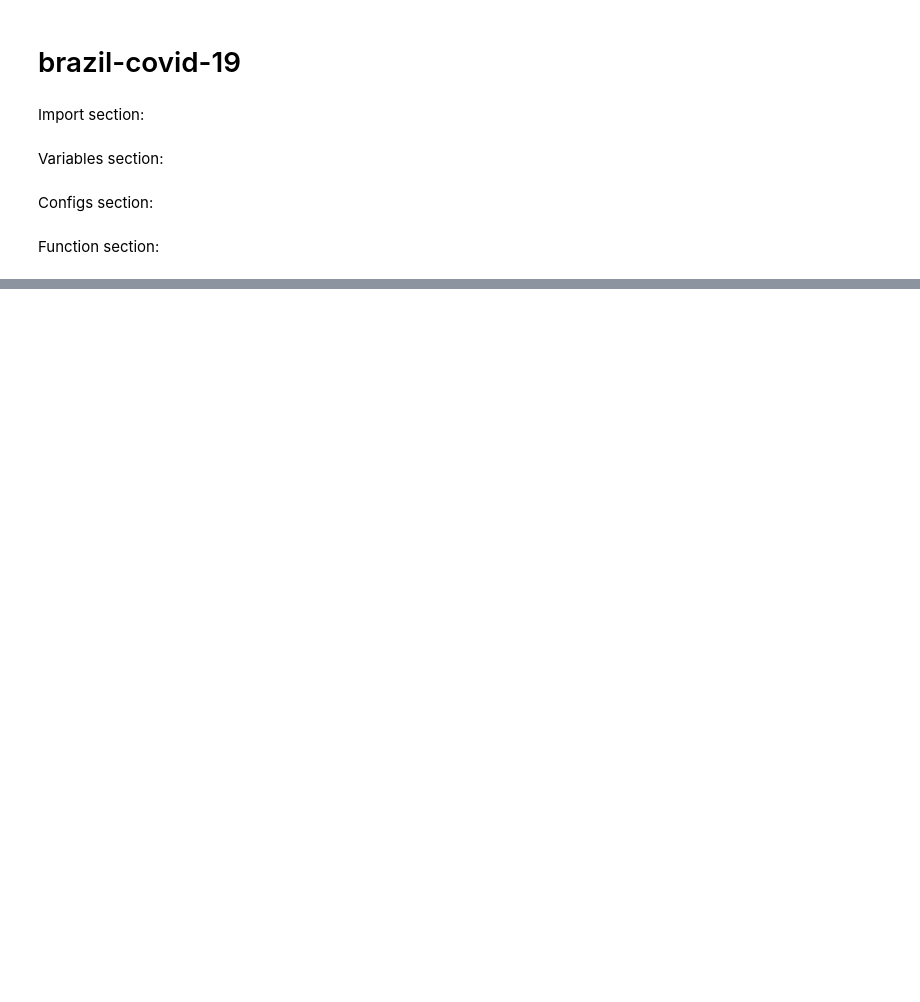
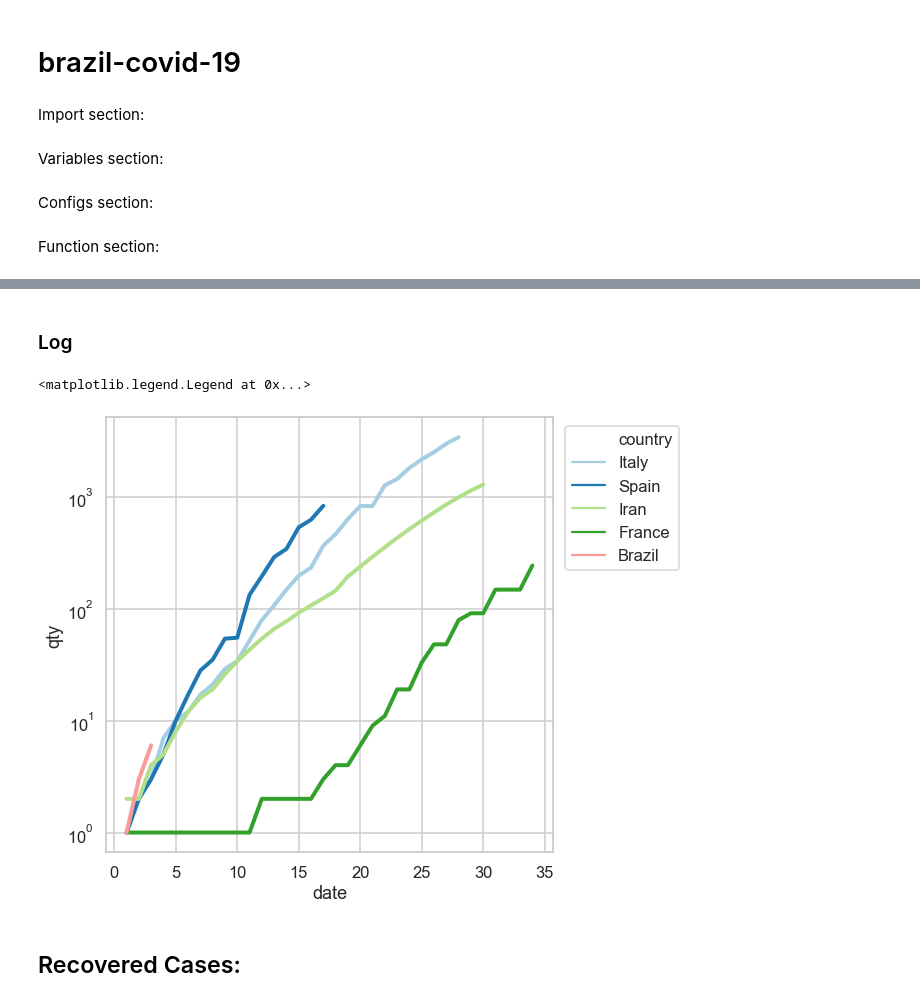
Before and after one commit to lcscarvalho/brazil-covid-19, a Jupyter notebook: brazil-covid-19.ipynb, the cells around one changed output, grey strips where cells are left out. Drawn from its saved outputs; the diff is of its cells as text; code cells hidden in the pictures; blank space fills up the shorter version.

```diff
--- a/brazil-covid-19.ipynb
+++ b/brazil-covid-19.ipynb
@@ -63,0 +87,12 @@ pyplot.legend(bbox_to_anchor=(1.01, 1), loc=2)
+# %% [markdown]
+### Log
+# %%
+fig, ax = pyplot.subplots(figsize=(8,8))
+ax.set(yscale="log")
+lineplot = seaborn.lineplot(x="date", y="qty", data=data, hue="country", linewidth=4, palette="Paired")
+pyplot.legend(bbox_to_anchor=(1.01, 1), loc=2)
+# %% [output]
+<matplotlib.legend.Legend at 0x...>
+[figure, added]
+# %% [markdown]
+## Recovered Cases:
```
Also changed, not shown: parts of 14 cells of this notebook.
